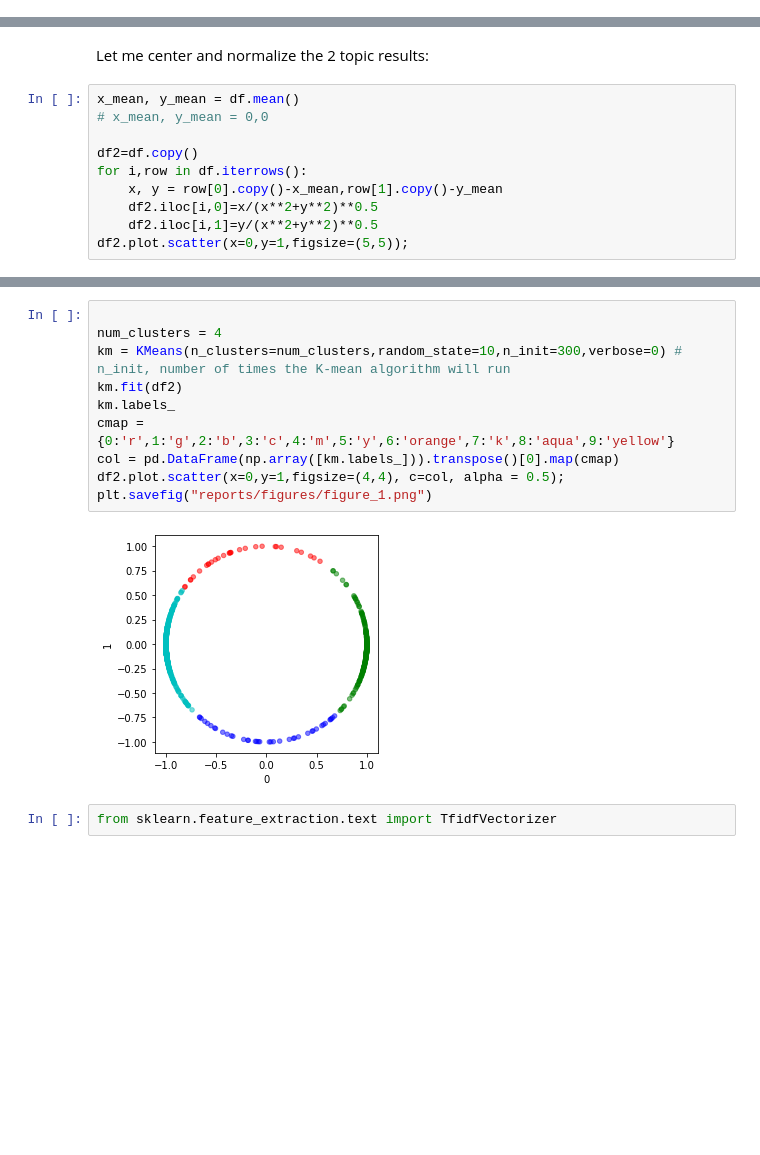
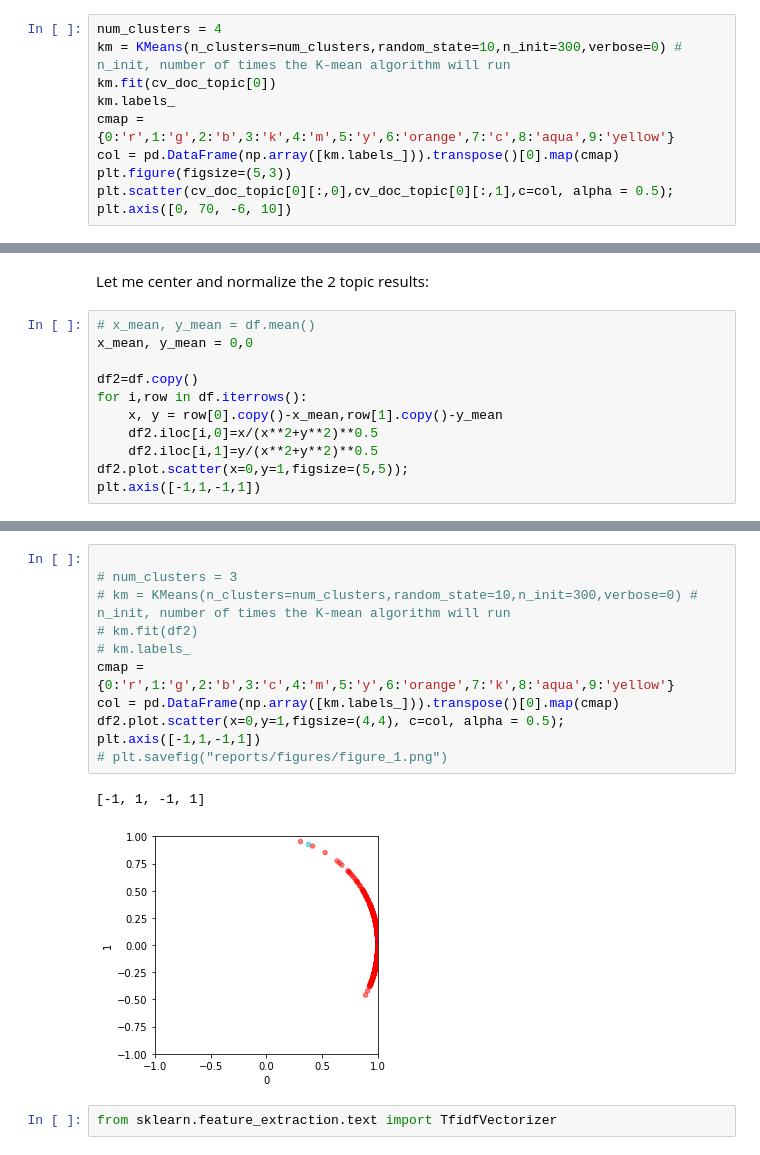
Before and after one commit to spdavern/metis_project4, a Jupyter notebook: mvp.ipynb, the cells around one changed output, grey strips where cells are left out. Saved outputs shown, nothing was run; the diff lists cells and outputs as text; blank space fills up the shorter version.

```diff
--- a/mvp.ipynb
+++ b/mvp.ipynb
@@ -171,0 +176,10 @@ plt.scatter(cv_doc_topic[0][:,0],cv_doc_topic[0][:,1], alpha = 0.5);
+# %%
+num_clusters = 4
+km = KMeans(n_clusters=num_clusters,random_state=10,n_init=300,verbose=0) # n_init, number of times the K-mean algorithm will run
+km.fit(cv_doc_topic[0])
+km.labels_
+cmap = {0:'r',1:'g',2:'b',3:'k',4:'m',5:'y',6:'orange',7:'c',8:'aqua',9:'yellow'}
+col = pd.DataFrame(np.array([km.labels_])).transpose()[0].map(cmap)
+plt.figure(figsize=(5,3))
+plt.scatter(cv_doc_topic[0][:,0],cv_doc_topic[0][:,1],c=col, alpha = 0.5);
+plt.axis([0, 70, -6, 10])
@@ -209,8 +226,8 @@ love_snippets.iloc[ind].love
 # %% [markdown]
 Let me center and normalize the 2 topic results:
 # %%
-x_mean, y_mean = df.mean()
-# x_mean, y_mean = 0,0
+# x_mean, y_mean = df.mean()
+x_mean, y_mean = 0,0
 
 df2=df.copy()
 for i,row in df.iterrows():
@@ -218,4 +235,5 @@ for i,row in df.iterrows():
     df2.iloc[i,0]=x/(x**2+y**2)**0.5
     df2.iloc[i,1]=y/(x**2+y**2)**0.5
 df2.plot.scatter(x=0,y=1,figsize=(5,5));
+plt.axis([-1,1,-1,1])
 # %% [output]
@@ -223,15 +242,17 @@ df2.plot.scatter(x=0,y=1,figsize=(5,5));
 # %%
 
-num_clusters = 4
-km = KMeans(n_clusters=num_clusters,random_state=10,n_init=300,verbose=0) # n_init, number of times the K-mean algorithm will run
-km.fit(df2)
-km.labels_
+# num_clusters = 3
+# km = KMeans(n_clusters=num_clusters,random_state=10,n_init=300,verbose=0) # n_init, number of times the K-mean algorithm will run
+# km.fit(df2)
+# km.labels_
 cmap = {0:'r',1:'g',2:'b',3:'c',4:'m',5:'y',6:'orange',7:'k',8:'aqua',9:'yellow'}
 col = pd.DataFrame(np.array([km.labels_])).transpose()[0].map(cmap)
 df2.plot.scatter(x=0,y=1,figsize=(4,4), c=col, alpha = 0.5);
-plt.savefig("reports/figures/figure_1.png")
+plt.axis([-1,1,-1,1])
+# plt.savefig("reports/figures/figure_1.png")
 # %% [output]
+[-1, 1, -1, 1]
-[figure, old version]
+[figure, new version]
 # %%
 from sklearn.feature_extraction.text import TfidfVectorizer
 # %%
```
Also changed, not shown: parts of 22 cells of this notebook, 5 other files.
